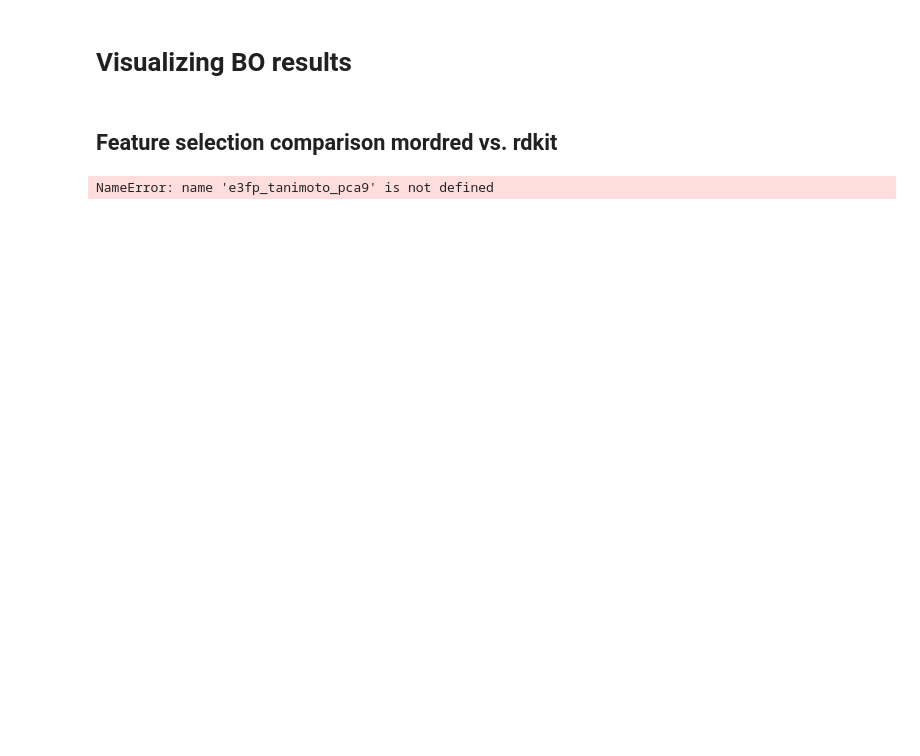
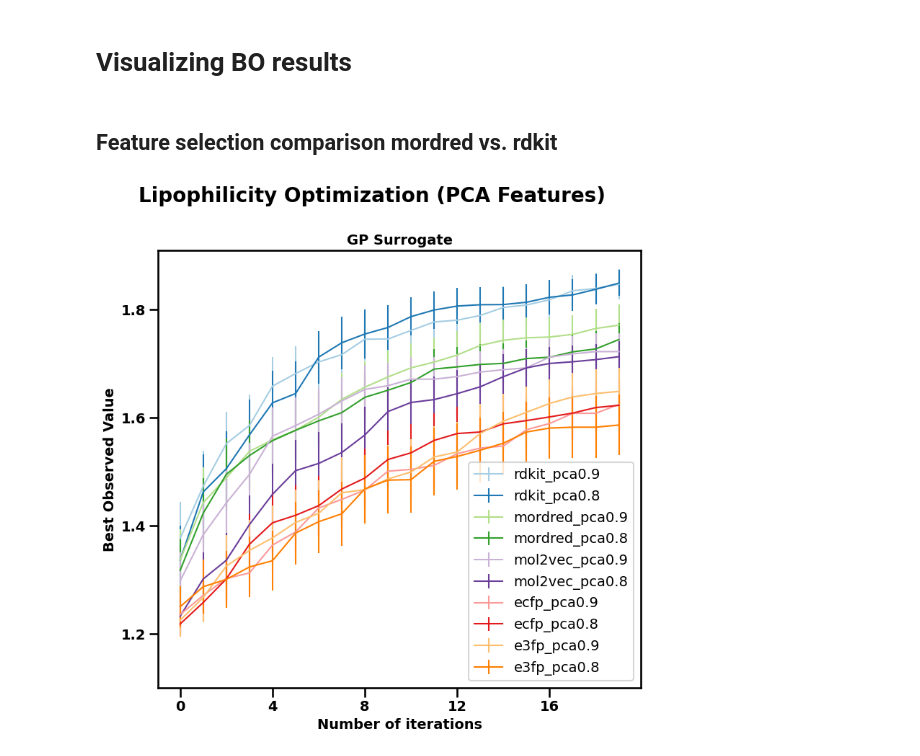
Before and after one commit to FrankWanger/ACBO-Feat, a Jupyter notebook: result_visualization_pca.ipynb, the cells around one changed output. Saved outputs shown, nothing was run; the diff lists cells and outputs as text; code cells hidden in the pictures; blank space fills up the shorter version.

```diff
--- a/result_visualization_pca.ipynb
+++ b/result_visualization_pca.ipynb
@@ -31,10 +31,10 @@ rdkit_gprq_pca8 = np.load('./results/fair_split_trial50_pca0.8/lipo_rdkit_ratio0
 mordred_gprq_pca8 = np.load('./results/fair_split_trial50_pca0.8/lipo_mordred_ratio0.1_iter20_trial50GPRQ.npy', allow_pickle=True).item()
 ecfp_tanimoto_pca9 = np.load('./results/fair_split_trial50_pca0.9/lipo_ecfp_ratio0.1_iter20_trial50GPTanimoto.npy', allow_pickle=True).item()
 ecfp_tanimoto_pca8 = np.load('./results/fair_split_trial50_pca0.8/lipo_ecfp_ratio0.1_iter20_trial50GPTanimoto.npy', allow_pickle=True).item()
-e3fp_tani_pca9 = np.load('./results/fair_split_trial50_pca0.9/lipo_e3fp_ratio0.1_iter20_trial50GPTanimoto.npy', allow_pickle=True).item()
-e3fp_tani_pca8 = np.load('./results/fair_split_trial50_pca0.8/lipo_e3fp_ratio0.1_iter20_trial50GPTanimoto.npy', allow_pickle=True).item()
-#mol2vec_gprq_pca9 = np.load('./results/fair_split_trial50_pca0.9/lipo_mol2vec_ratio0.1_iter20_trial50GPRQ.npy', allow_pickle=True).item()
-#mol2vec_gprq_pca8 = np.load('./results/fair_split_trial50_pca0.8/lipo_mol2vec_ratio0.1_iter20_trial50GPRQ.npy', allow_pickle=True).item()
+e3fp_tanimoto_pca9 = np.load('./results/fair_split_trial50_pca0.9/lipo_e3fp_ratio0.1_iter20_trial50GPTanimoto.npy', allow_pickle=True).item()
+e3fp_tanimoto_pca8 = np.load('./results/fair_split_trial50_pca0.8/lipo_e3fp_ratio0.1_iter20_trial50GPTanimoto.npy', allow_pickle=True).item()
+mol2vec_gprq_pca9 = np.load('./results/fair_split_trial50_pca0.9/lipo_mol2vec_ratio0.1_iter20_trial50GPRQ.npy', allow_pickle=True).item()
+mol2vec_gprq_pca8 = np.load('./results/fair_split_trial50_pca0.8/lipo_mol2vec_ratio0.1_iter20_trial50GPRQ.npy', allow_pickle=True).item()
 # %%
 num_trial = len(rdkit_gprq_pca9['bests_over_trials'])
 num_iter = len(rdkit_gprq_pca9['bests_over_trials'][0])
@@ -43,46 +43,67 @@ rdkit_gprq_pca9_best_observed = np.array(rdkit_gprq_pca9['bests_over_trials'])
 mordred_gprq_pca9_best_observed = np.array(mordred_gprq_pca9['bests_over_trials'])
 ecfp_tanimoto_pca9_best_observed = np.array(ecfp_tanimoto_pca9['bests_over_trials'])
 e3fp_tanimoto_pca9_best_observed = np.array(e3fp_tanimoto_pca9['bests_over_trials'])
-#mol2vec_gprq_pca9_best_observed = np.array(mol2vec_gprq_pca9['bests_over_trials'])
+mol2vec_gprq_pca9_best_observed = np.array(mol2vec_gprq_pca9['bests_over_trials'])
 rdkit_gprq_pca8_best_observed = np.array(rdkit_gprq_pca8['bests_over_trials'])
 mordred_gprq_pca8_best_observed = np.array(mordred_gprq_pca8['bests_over_trials'])
 ecfp_tanimoto_pca8_best_observed = np.array(ecfp_tanimoto_pca8['bests_over_trials'])
 e3fp_tanimoto_pca8_best_observed = np.array(e3fp_tanimoto_pca8['bests_over_trials'])
-#mol2vec_gprq_pca8_best_observed = np.array(mol2vec_gprq_pca8['bests_over_trials'])
+mol2vec_gprq_pca8_best_observed = np.array(mol2vec_gprq_pca8['bests_over_trials'])
-# %% [output]
-NameError: name 'e3fp_tanimoto_pca9' is not defined
 # %%
 import matplotlib.pyplot as plt
 import pandas as pd
 import seaborn as sns
 def ci(y):
     return 1.96 * y.std(axis=0) / np.sqrt(num_trial)
+#set seaborn style
+sns.set_context("talk")
 
+colors = sns.color_palette("Paired", n_colors=12)
 #plot the df data and add
-fig, ax = plt.subplots(1, 1, figsize=(8, 6))
+fig, ax = plt.subplots(1, 1, figsize=(8, 8))
 #plot errorbar from the mean and std of the best observed value
-ax.errorbar(x=np.arange(num_iter), y=rdkit_gprq_pca9_best_observed.mean(axis=0), yerr=ci(rdkit_gprq_pca9_best_observed), label="rdkit_gprq_pca0.9", linewidth=1.5)
-ax.errorbar(x=np.arange(num_iter), y=mordred_gprq_pca9_best_observed.mean(axis=0), yerr=ci(mordred_gprq_pca9_best_observed), label="mordred_gprq_pca0.9", linewidth=1.5)
-ax.errorbar(x=np.arange(num_iter), y=ecfp_tanimoto_pca9_best_observed.mean(axis=0), yerr=ci(ecfp_tanimoto_pca9_best_observed), label="ecfp_gptani_pca0.9", linewidth=1.5)
-ax.errorbar(x=np.arange(num_iter), y=e3fp_tanimoto_pca9_best_observed.mean(axis=0), yerr=ci(e3fp_tanimoto_pca9_best_observed), label="e3fp_gptani_pca0.9", linewidth=1.5)
-#ax.errorbar(x=np.arange(num_iter), y=mol2vec_gprq_pca9_best_observed.mean(axis=0), yerr=ci(mol2vec_gprq_pca9_best_observed), label="mol2vec_gprq_pca0.9", linewidth=1.5)
-ax.errorbar(x=np.arange(num_iter), y=rdkit_gprq_pca8_best_observed.mean(axis=0), yerr=ci(rdkit_gprq_pca8_best_observed), label="rdkit_gprq_pca0.8", linewidth=1.5)
-ax.errorbar(x=np.arange(num_iter), y=mordred_gprq_pca8_best_observed.mean(axis=0), yerr=ci(mordred_gprq_pca8_best_observed), label="mordred_gprq_pca0.8", linewidth=1.5)
-ax.errorbar(x=np.arange(num_iter), y=ecfp_tanimoto_pca8_best_observed.mean(axis=0), yerr=ci(ecfp_tanimoto_pca8_best_observed), label="ecfp_gptani_pca0.8", linewidth=1.5)
-ax.errorbar(x=np.arange(num_iter), y=e3fp_tanimoto_pca8_best_observed.mean(axis=0), yerr=ci(e3fp_tanimoto_pca8_best_observed), label="e3fp_gptani_pca0.8", linewidth=1.5)
-#ax.errorbar(x=np.arange(num_iter), y=mol2vec_gprq_pca8_best_observed.mean(axis=0), yerr=ci(mol2vec_gprq_pca8_best_observed), label="mol2vec_gprq_pca0.8", linewidth=1.5)
+ax.errorbar(x=np.arange(num_iter), y=rdkit_gprq_pca9_best_observed.mean(axis=0), yerr=ci(rdkit_gprq_pca9_best_observed), label="rdkit_pca0.9", color = colors[0] ,linewidth=1.5)
+ax.errorbar(x=np.arange(num_iter), y=rdkit_gprq_pca8_best_observed.mean(axis=0), yerr=ci(rdkit_gprq_pca8_best_observed), label="rdkit_pca0.8", color = colors[1], linewidth=1.5)
+ax.errorbar(x=np.arange(num_iter), y=mordred_gprq_pca9_best_observed.mean(axis=0), yerr=ci(mordred_gprq_pca9_best_observed), label="mordred_pca0.9", color = colors[2],linewidth=1.5)
+ax.errorbar(x=np.arange(num_iter), y=mordred_gprq_pca8_best_observed.mean(axis=0), yerr=ci(mordred_gprq_pca8_best_observed), label="mordred_pca0.8",color = colors[3], linewidth=1.5)
+ax.errorbar(x=np.arange(num_iter), y=mol2vec_gprq_pca9_best_observed.mean(axis=0), yerr=ci(mol2vec_gprq_pca9_best_observed), label="mol2vec_pca0.9", color = colors[8],linewidth=1.5)
+ax.errorbar(x=np.arange(num_iter), y=mol2vec_gprq_pca8_best_observed.mean(axis=0), yerr=ci(mol2vec_gprq_pca8_best_observed), label="mol2vec_pca0.8", color = colors[9],linewidth=1.5)
+ax.errorbar(x=np.arange(num_iter), y=ecfp_tanimoto_pca9_best_observed.mean(axis=0), yerr=ci(ecfp_tanimoto_pca9_best_observed), label="ecfp_pca0.9", color = colors[4],linewidth=1.5)
+ax.errorbar(x=np.arange(num_iter), y=ecfp_tanimoto_pca8_best_observed.mean(axis=0), yerr=ci(ecfp_tanimoto_pca8_best_observed), label="ecfp_pca0.8", color = colors[5],linewidth=1.5)
+ax.errorbar(x=np.arange(num_iter), y=e3fp_tanimoto_pca9_best_observed.mean(axis=0), yerr=ci(e3fp_tanimoto_pca9_best_observed), label="e3fp_pca0.9", color = colors[6],linewidth=1.5)
+ax.errorbar(x=np.arange(num_iter), y=e3fp_tanimoto_pca8_best_observed.mean(axis=0), yerr=ci(e3fp_tanimoto_pca8_best_observed), label="e3fp_pca0.8", color = colors[7],linewidth=1.5)
 
 
 
 plt.xticks(range(0,20))
 
 #set labels
 ax.set(
-    xlabel="number of observations (beyond initial points)",
-    ylabel="best objective value",
+    xlabel="Number of iterations",
+    ylabel="Best Observed Value",
 )
-ax.set_ylim(bottom=1.3)
-ax.legend(loc="lower right")
+ax.set_ylim(bottom=1.1)
+ax.legend(loc="lower right",fontsize=14)
+
+#make both plots for publication quality, set font size, thinkness and color
+for item in ([ax.title, ax.xaxis.label, ax.yaxis.label] +
+             ax.get_xticklabels() + ax.get_yticklabels()):
+    item.set_fontsize(14)
+    item.set_color("black")
+    item.set_weight("bold")
+
+#reduce the number of ticks
+plt.locator_params(axis='y', nbins=5)
+ax.locator_params(axis='x', nbins=5)
+#set subtitle for each subplot
+ax.title.set_text('GP Surrogate')
+#set title for the whole plot
+plt.suptitle('Lipophilicity Optimization (PCA Features)', fontsize=20, fontweight='bold')
+plt.tight_layout()
+plt.savefig('figures/result2.png')
+plt.show()
+# %% [output]
+[figure, added]
 # %%
 lipo_threshold = 1.6
 # count the number of molecules added in each iteration are above the threshold
```
Also changed, not shown: parts of 1 cell of this notebook, 8 other files.
